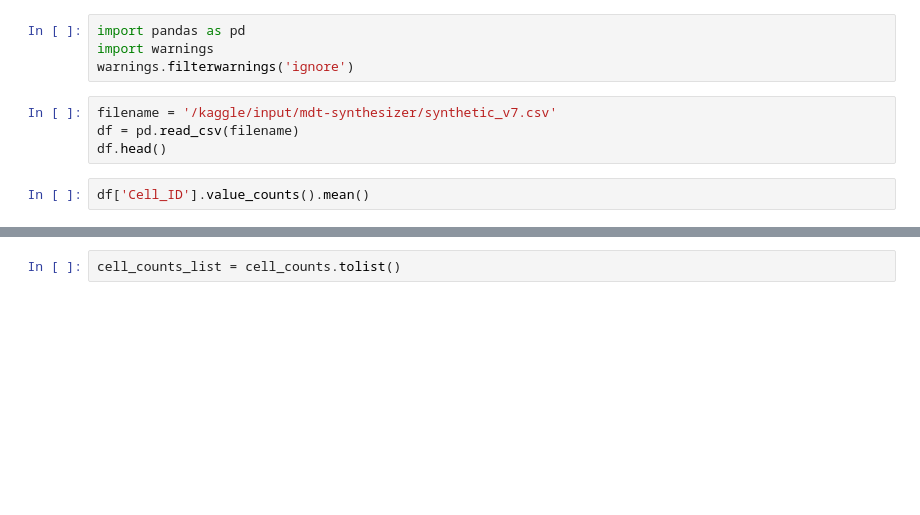
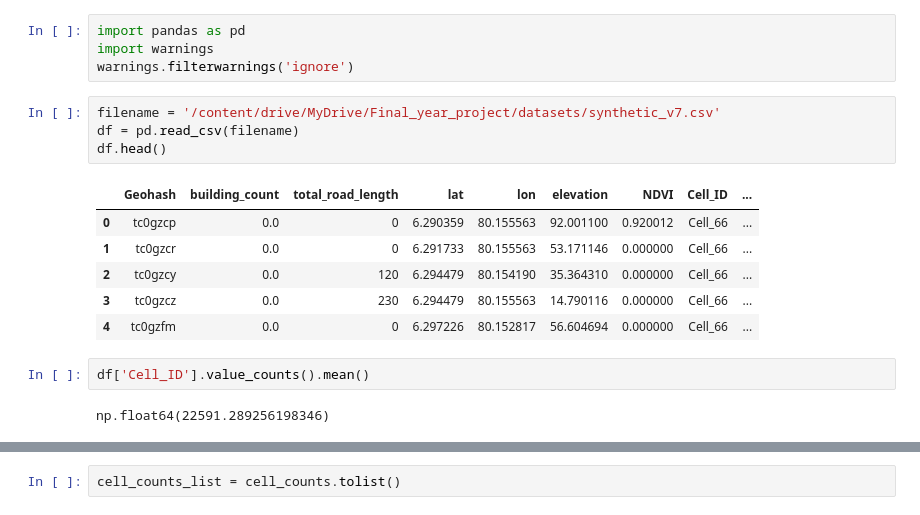
Before and after one commit to pabasara-samarakoon-4176/MDT_prediction, a Jupyter notebook: fyp_model_v6_kaggle.ipynb, the cells around one changed output, grey strips where cells are left out. Drawn from its saved outputs; the diff is of its cells as text; blank space fills up the shorter version.

```diff
--- a/fyp_model_v6_kaggle.ipynb
+++ b/fyp_model_v6_kaggle.ipynb
@@ -63,11 +101,20 @@ import pandas as pd
 import warnings
 warnings.filterwarnings('ignore')
 # %%
-filename = '/kaggle/input/mdt-synthesizer/synthetic_v7.csv'
+filename = '/content/drive/MyDrive/Final_year_project/datasets/synthetic_v7.csv'
 df = pd.read_csv(filename)
 df.head()
+# %% [output]
+|  | Geohash | building_count | total_road_length | lat | lon | elevation | NDVI | Cell_ID | ... |
+| 0 | tc0gzcp | 0.0 | 0 | 6.290359 | 80.155563 | 92.001100 | 0.920012 | Cell_66 | ... |
+| 1 | tc0gzcr | 0.0 | 0 | 6.291733 | 80.155563 | 53.171146 | 0.000000 | Cell_66 | ... |
+| 2 | tc0gzcy | 0.0 | 120 | 6.294479 | 80.154190 | 35.364310 | 0.000000 | Cell_66 | ... |
+| 3 | tc0gzcz | 0.0 | 230 | 6.294479 | 80.155563 | 14.790116 | 0.000000 | Cell_66 | ... |
+| 4 | tc0gzfm | 0.0 | 0 | 6.297226 | 80.152817 | 56.604694 | 0.000000 | Cell_66 | ... |
 # %%
 df['Cell_ID'].value_counts().mean()
+# %% [output]
+np.float64(22591.289256198346)
 # %%
 cell_counts = df['Cell_ID'].value_counts()
 cell_counts
```
Also changed, not shown: parts of 81 cells of this notebook.
